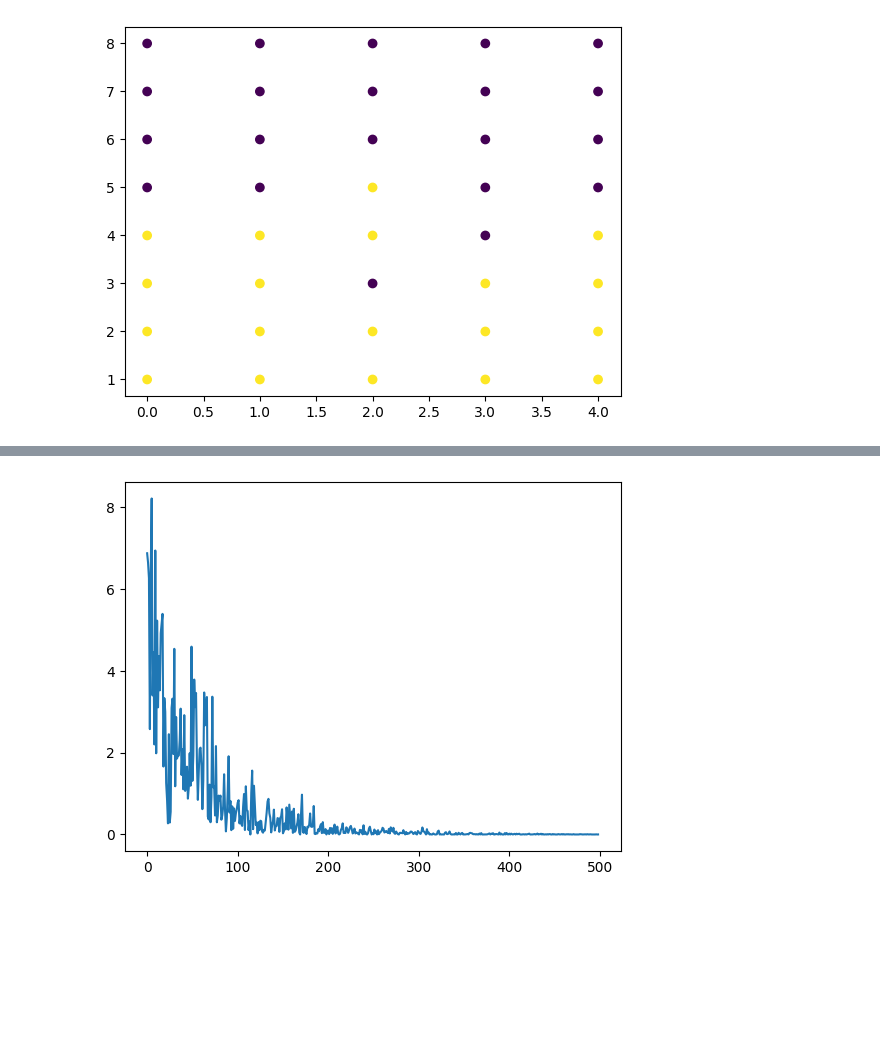
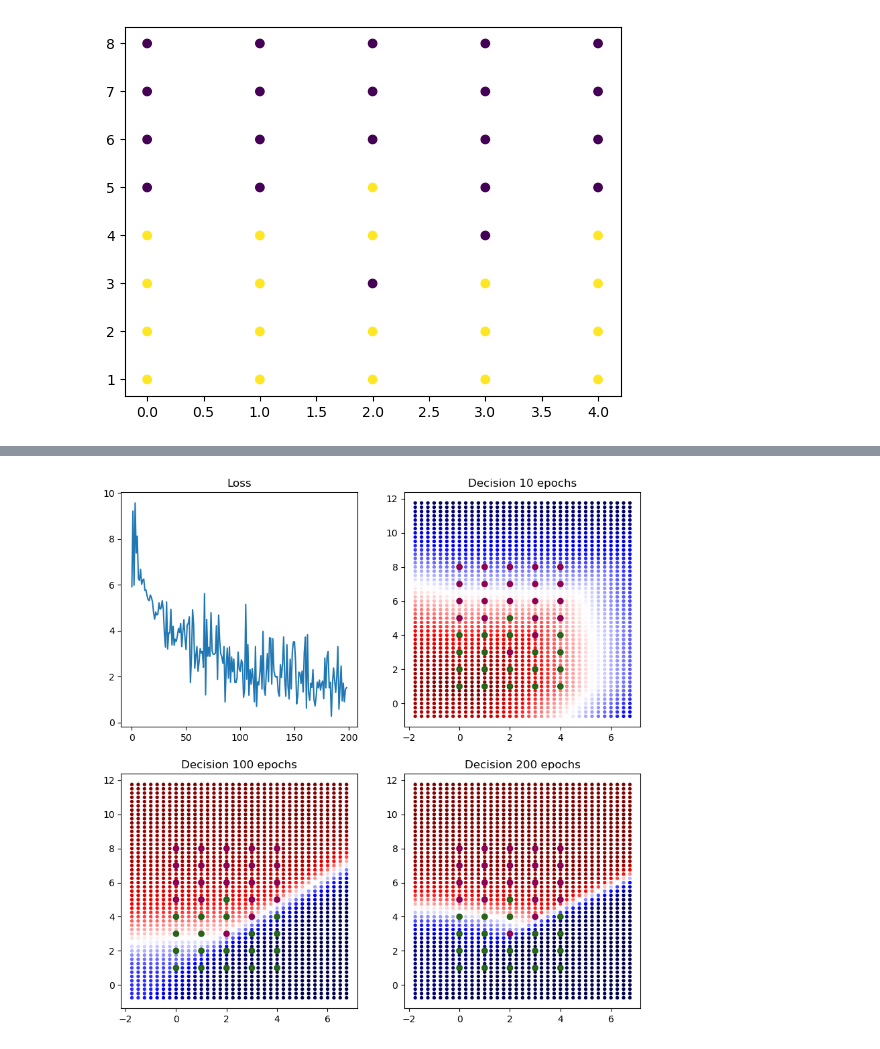
Before and after one commit to PatatoBy/SEAI, a Jupyter notebook: access_control.ipynb, the cells around one changed output, grey strips where cells are left out. Saved outputs shown, nothing was run; the diff lists cells and outputs as text; code cells hidden in the pictures; blank space fills up the shorter version.

Commit message:
L2 Backprop module

```diff
--- a/access_control.ipynb
+++ b/access_control.ipynb
@@ -31,60 +52,84 @@ plt.show()
 # %%
-class Model(nn.Module):
-    def __init__(self, input_size, output_size):
-        super(Model, self).__init__()
-        self.linear = torch.nn.Linear(input_size, output_size)
-        self.act = torch.nn.ReLU() # usare i logits
+class Modello1(nn.Module):
+    '''
+        Implementazione modello a 3 strati semplice
+    '''
+    def __init__(self, input_size, output_size, hidden_size):
+        super(Modello1, self).__init__()
+        self.W0 = torch.nn.Linear(input_size, hidden_size)
+        self.W1 = torch.nn.Linear(hidden_size, hidden_size)
+        self.W2 = torch.nn.Linear(hidden_size, output_size)
+
+        self.R1 = torch.nn.ReLU()
+        self.R2 = torch.nn.ReLU()
+
+        self.S = torch.nn.Softmax() # usare i logits
 
     def forward(self, x):
-        x = self.linear(x)
-        x = self.act(x)
-        return x
+        '''
+            Modello a 3 strati semplice per classificazione binaria
+        '''
+        k = self.W0(x)
+        z = self.R1(k)
+        u = self.W1(z)
+        v = self.R2(u)
+        l = self.W2(v)
+        y = self.S(l)
+        return y
 
 class L1(nn.Module):
+    '''
+        Implementazione manuale della Binary Cross-Entropy
+    '''
     def __init__(self):
         super(L1, self).__init__()
 
     def forward(self, predictions, targets):
-        # Mi interessa solo non far passare chi non deve passare
-        loss = torch.mean(
-                ((
-                    (1 - targets)*(predictions - targets)
-                ) ** 2)
+        predictions = torch.clamp(predictions, 1e-12, 1. - 1e-12)
+        loss = - torch.sum(
+                (1 - targets) * torch.log(1 - predictions)
+                + targets * torch.log(predictions)
             )
         return loss
 
-train_data = []
-for i in range(len(dataset)):
-   train_data.append([dataset[i], labels[i]])
 
-dl = torch.utils.data.DataLoader(train_data, batch_size = 8, shuffle = True)
 
 e_list = []
-
-modello = Model(2,1)
+dl = torch.utils.data.DataLoader(train_data, batch_size = 8, shuffle = True)
+modello = Model(2,1,10)
 loss = L1()
 optimizer = torch.optim.Adam(modello.parameters())
 
-epoch = range(1, 500)
+epoch = range(1, 200)
+fig, plot = plt.subplots(2, 2, figsize=(10, 10))
 
 for e in epoch:
     for x,y in dl:
         y_pred = modello(x)
-        error = loss(y_pred, y)
+        error = loss(y_pred, y.unsqueeze(1))
 
         optimizer.zero_grad()
         error.backward()
         optimizer.step()
 
-        if(error.detach().numpy() == 0):
-            # Alleno su L2 con matrice di proiezione Z(y==0)
-            pass
+    e_list.append(error.detach().numpy())
+    if e == 10:
+        points = [[x/4, y/4, modello(torch.tensor([x/4*1.0,y/4*1.0]))] for x in range(-7,7*4) for y in range(-3,12*4)]
+        plot[0,1].scatter([p[0] for p in points], [p[1] for p in points], c = [1 - p[2].detach().numpy() for p in points], s=8, cmap = "seismic")
+        plot[0,1].scatter([p[0] for p in dataset],[p[1] for p in dataset], c=labels,cmap = 'PiYG')
+        plot[0,1].set_title("Decision 10 epochs")
+    if e == 100:
+        points = [[x/4, y/4, modello(torch.tensor([x/4*1.0,y/4*1.0]))] for x in range(-7,7*4) for y in range(-3,12*4)]
+        plot[1,0].scatter([p[0] for p in points], [p[1] for p in points], c = [1 - p[2].detach().numpy() for p in points], s=8, cmap = "seismic")
+        plot[1,0].scatter([p[0] for p in dataset],[p[1] for p in dataset], c=labels,cmap = 'PiYG')
+        plot[1,0].set_title("Decision 100 epochs")
 
-    e_list.append(error.detach().numpy())
+plot[0,0].plot([x for x in range(len(e_list))], e_list, label = "Loss")
+plot[0,0].set_title("Loss")
 
-plt.plot([x for x in range(len(e_list))], e_list)
-plt.show()
-points = [[x/4, y/4, modello(torch.tensor([x/4*1.0,y/4*1.0]))] for x in range(-3,5*4) for y in range(-1,10*4)]
-plt.scatter([p[0] for p in points], [p[1] for p in points], c=["r" if p[2] == 0 else "b" for p in points])
-plt.scatter([p[0] for p in dataset],[p[1] for p in dataset], c=labels,cmap = 'magma')
+
+points = [[x/4, y/4, modello(torch.tensor([x/4*1.0,y/4*1.0]))] for x in range(-7,7*4) for y in range(-3,12*4)]
+plot[1,1].scatter([p[0] for p in points], [p[1] for p in points], c = [1 - p[2].detach().numpy() for p in points], s=8, cmap = "seismic")
+plot[1,1].scatter([p[0] for p in dataset],[p[1] for p in dataset], c=labels,cmap = 'PiYG')
+plot[1,1].set_title("Decision 200 epochs")
 # %% [output]
@@ -91 +137 @@ plt.scatter([p[0] for p in dataset],[p[1] for p in dataset], c=labels,cmap = 'ma
-[figure, old version]
+[figure, new version]
```
Also changed, not shown: parts of 10 cells of this notebook.
